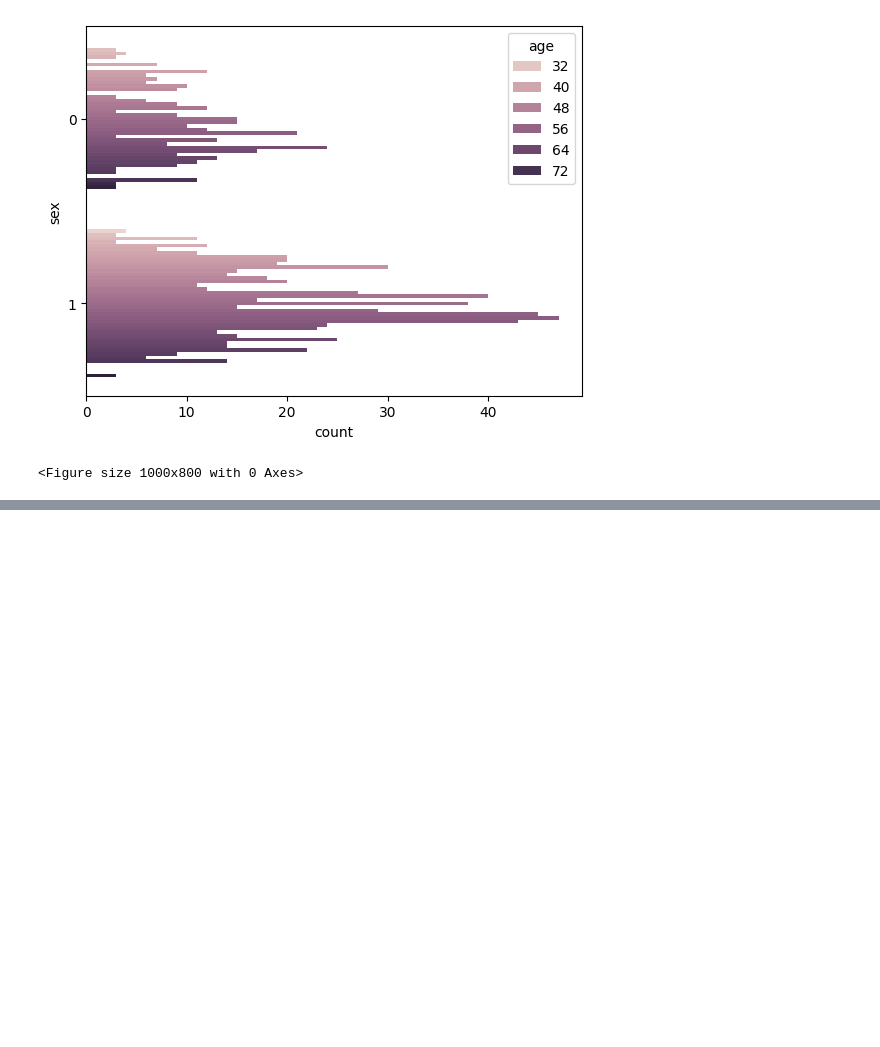
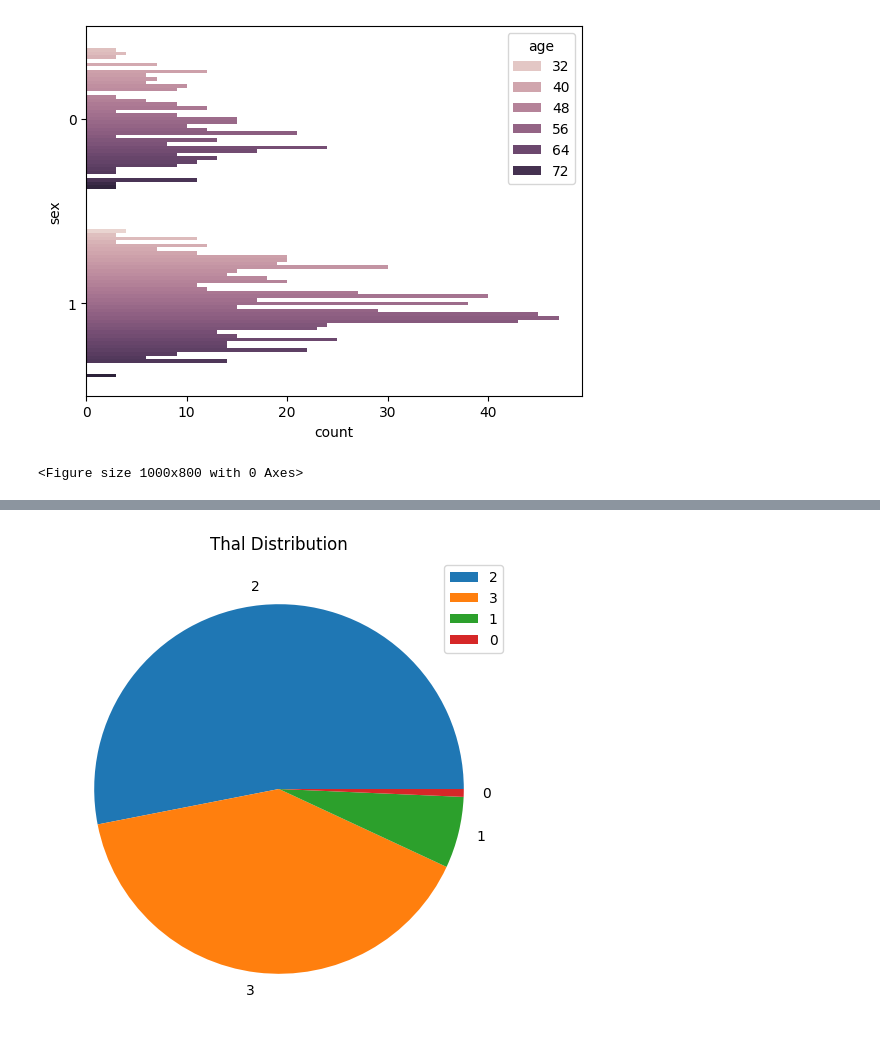
Before and after one commit to Vanshaj14Mohan/AIML-College, a Jupyter notebook: CIA 3/main.ipynb, the cells around one changed output, grey strips where cells are left out. Saved outputs shown, nothing was run; the diff lists cells and outputs as text; code cells hidden in the pictures; blank space fills up the shorter version.

```diff
--- a/CIA 3/main.ipynb
+++ b/CIA 3/main.ipynb
@@ -89,0 +161,9 @@ plt.figure(figsize=(10,8))
+# %%
+# Graph 6
+df["thal"].value_counts().plot(kind="pie", figsize=(8,6))
+plt.title("Thal Distribution")
+plt.ylabel("")
+plt.legend()
+plt.show()
+# %% [output]
+[figure, added]
```
Also changed, not shown: parts of 9 cells of this notebook.
